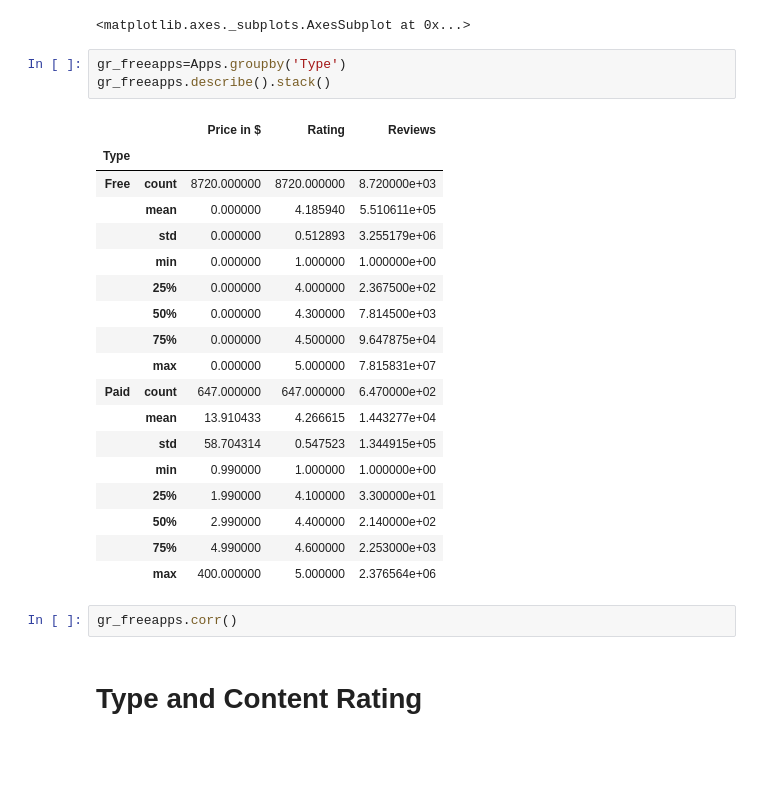
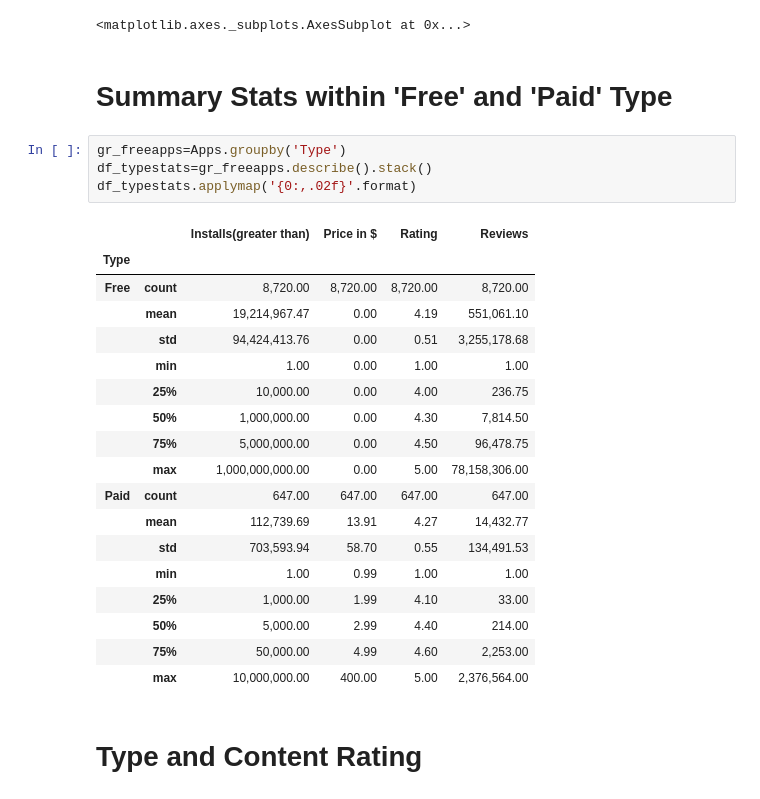
Before and after one commit to shernee/playstore_analysis, a Jupyter notebook: analysis.ipynb, the cells around one changed output. Drawn from its saved outputs; the diff is of its cells as text; blank space fills up the shorter version.

```diff
--- a/analysis.ipynb
+++ b/analysis.ipynb
@@ -245,30 +339,31 @@ Apps.plot.scatter('Reviews','Installs(greater than)')
 [interactive output not drawn]
 [interactive output not drawn]
 <matplotlib.axes._subplots.AxesSubplot at 0x...>
+# %% [markdown]
+# Summary Stats within 'Free' and 'Paid' Type
 # %%
 gr_freeapps=Apps.groupby('Type')
-gr_freeapps.describe().stack()
+df_typestats=gr_freeapps.describe().stack()
+df_typestats.applymap('{0:,.02f}'.format)
 # %% [output]
-|  |  | Price in $ | Rating | Reviews |
-| Type |  |  |  |  |
-| Free | count | 8720.000000 | 8720.000000 | 8.720000e+03 |
-|  | mean | 0.000000 | 4.185940 | 5.510611e+05 |
-|  | std | 0.000000 | 0.512893 | 3.255179e+06 |
-|  | min | 0.000000 | 1.000000 | 1.000000e+00 |
-|  | 25% | 0.000000 | 4.000000 | 2.367500e+02 |
-|  | 50% | 0.000000 | 4.300000 | 7.814500e+03 |
-|  | 75% | 0.000000 | 4.500000 | 9.647875e+04 |
-|  | max | 0.000000 | 5.000000 | 7.815831e+07 |
-| Paid | count | 647.000000 | 647.000000 | 6.470000e+02 |
-|  | mean | 13.910433 | 4.266615 | 1.443277e+04 |
-|  | std | 58.704314 | 0.547523 | 1.344915e+05 |
-|  | min | 0.990000 | 1.000000 | 1.000000e+00 |
-|  | 25% | 1.990000 | 4.100000 | 3.300000e+01 |
-|  | 50% | 2.990000 | 4.400000 | 2.140000e+02 |
-|  | 75% | 4.990000 | 4.600000 | 2.253000e+03 |
-|  | max | 400.000000 | 5.000000 | 2.376564e+06 |
+|  |  | Installs(greater than) | Price in $ | Rating | Reviews |
+| Type |  |  |  |  |  |
+| Free | count | 8,720.00 | 8,720.00 | 8,720.00 | 8,720.00 |
+|  | mean | 19,214,967.47 | 0.00 | 4.19 | 551,061.10 |
+|  | std | 94,424,413.76 | 0.00 | 0.51 | 3,255,178.68 |
+|  | min | 1.00 | 0.00 | 1.00 | 1.00 |
+|  | 25% | 10,000.00 | 0.00 | 4.00 | 236.75 |
+|  | 50% | 1,000,000.00 | 0.00 | 4.30 | 7,814.50 |
+|  | 75% | 5,000,000.00 | 0.00 | 4.50 | 96,478.75 |
+|  | max | 1,000,000,000.00 | 0.00 | 5.00 | 78,158,306.00 |
+| Paid | count | 647.00 | 647.00 | 647.00 | 647.00 |
+|  | mean | 112,739.69 | 13.91 | 4.27 | 14,432.77 |
+|  | std | 703,593.94 | 58.70 | 0.55 | 134,491.53 |
+|  | min | 1.00 | 0.99 | 1.00 | 1.00 |
+|  | 25% | 1,000.00 | 1.99 | 4.10 | 33.00 |
+|  | 50% | 5,000.00 | 2.99 | 4.40 | 214.00 |
+|  | 75% | 50,000.00 | 4.99 | 4.60 | 2,253.00 |
+|  | max | 10,000,000.00 | 400.00 | 5.00 | 2,376,564.00 |
-# %%
-gr_freeapps.corr()
 # %% [markdown]
 # Type and Content Rating
 # %%
```
Also changed, not shown: parts of 55 cells of this notebook.
